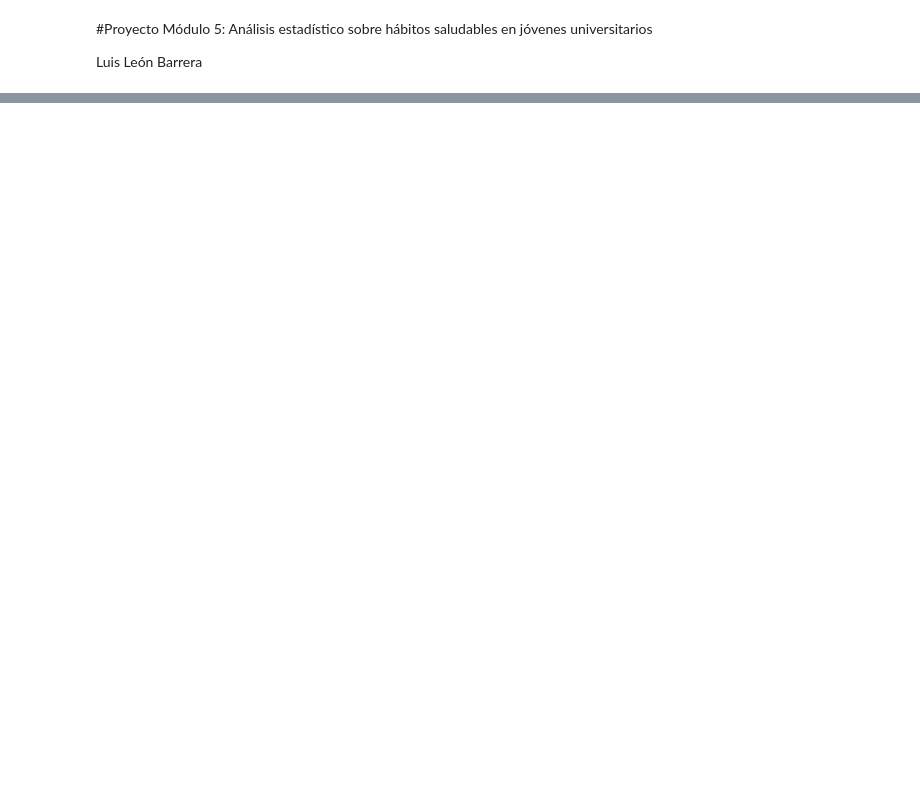
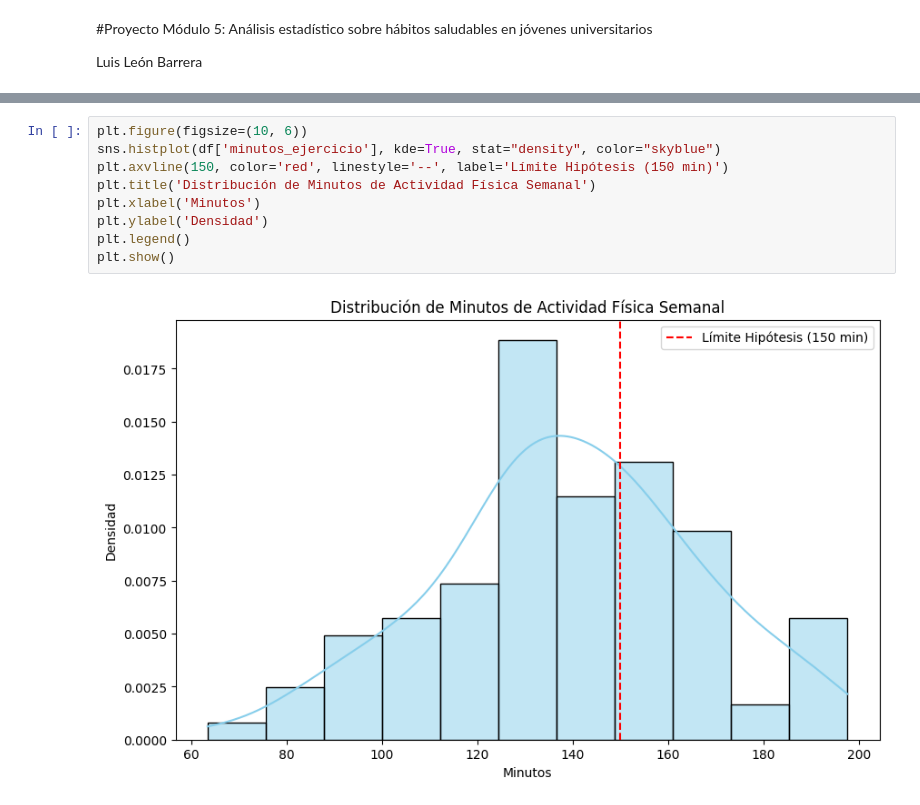
Before and after one commit to luisleonb/Proyecto-Modulo-5-ABP, a Jupyter notebook: Proyecto_M5_Luis_León.ipynb, the cells around one changed output, grey strips where cells are left out. Drawn from its saved outputs; the diff is of its cells as text; blank space fills up the shorter version.

```diff
--- a/Proyecto_M5_Luis_León.ipynb
+++ b/Proyecto_M5_Luis_León.ipynb
@@ -62,0 +363,11 @@ data = {
+# %%
+plt.figure(figsize=(10, 6))
+sns.histplot(df['minutos_ejercicio'], kde=True, stat="density", color="skyblue")
+plt.axvline(150, color='red', linestyle='--', label='Límite Hipótesis (150 min)')
+plt.title('Distribución de Minutos de Actividad Física Semanal')
+plt.xlabel('Minutos')
+plt.ylabel('Densidad')
+plt.legend()
+plt.show()
+# %% [output]
+[figure, added]
```
Also changed, not shown: parts of 16 cells of this notebook.
